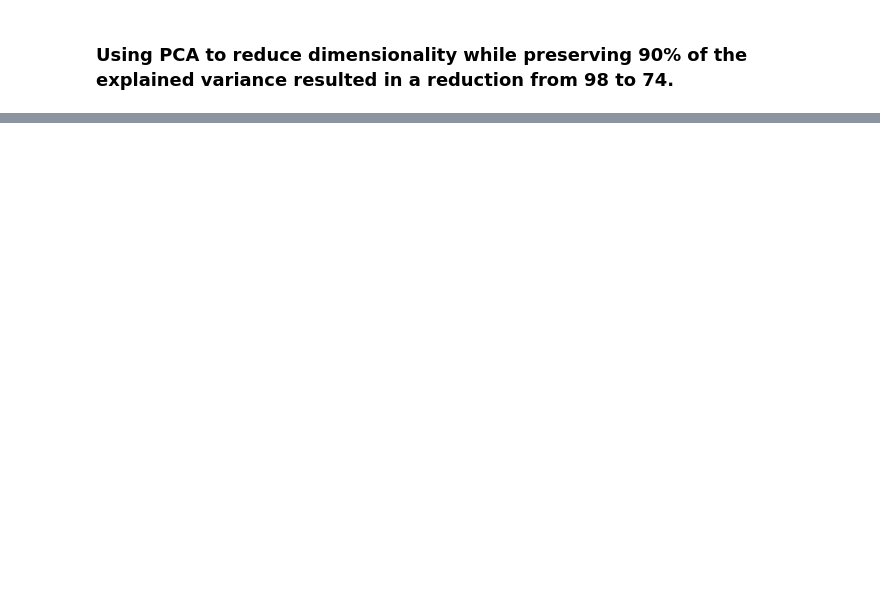
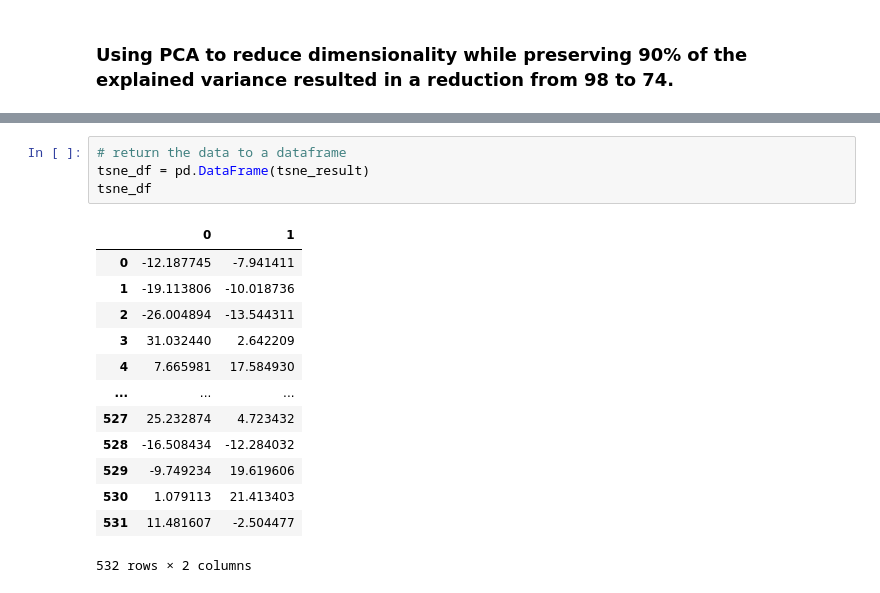
Before and after one commit to twolightsabovethesea/cryptocurrency-clusters, a Jupyter notebook: crypto_clusters.ipynb, the cells around one changed output, grey strips where cells are left out. Cells and saved outputs as stored; diff of their text form; blank space fills up the shorter version.

```diff
--- a/crypto_clusters.ipynb
+++ b/crypto_clusters.ipynb
@@ -238,0 +266,18 @@ cc_pca.shape
+# %%
+# return the data to a dataframe
+tsne_df = pd.DataFrame(tsne_result)
+tsne_df
+# %% [output]
+|  | 0 | 1 |
+| 0 | -12.187745 | -7.941411 |
+| 1 | -19.113806 | -10.018736 |
+| 2 | -26.004894 | -13.544311 |
+| 3 | 31.032440 | 2.642209 |
+| 4 | 7.665981 | 17.584930 |
+| ... | ... | ... |
+| 527 | 25.232874 | 4.723432 |
+| 528 | -16.508434 | -12.284032 |
+| 529 | -9.749234 | 19.619606 |
+| 530 | 1.079113 | 21.413403 |
+| 531 | 11.481607 | -2.504477 |
+532 rows × 2 columns
```
Also changed, not shown: parts of 4 cells of this notebook.
